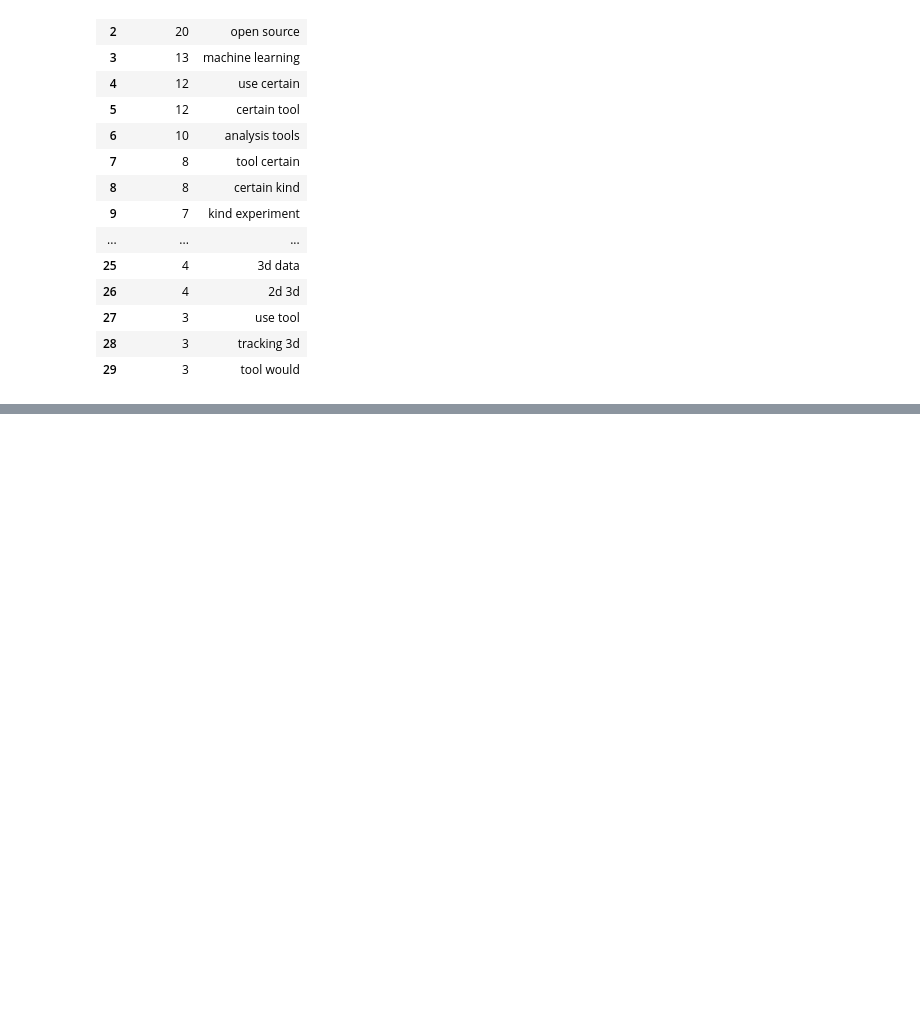
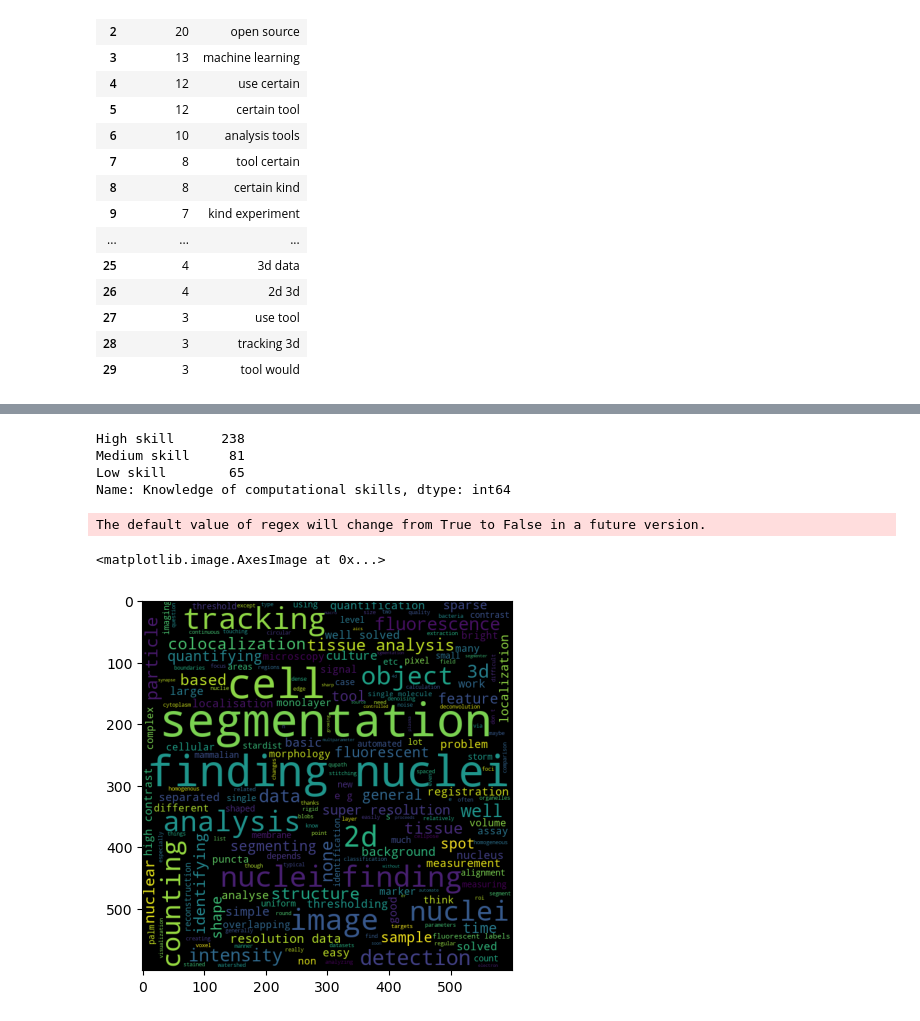
Before and after one commit to COBA-NIH/2023_ImageAnalysisSurvey, a Jupyter notebook: Biomage analysis survey_updated.ipynb, the cells around one changed output, grey strips where cells are left out. Cells and saved outputs as stored; diff of their text form; code cells hidden in the pictures; blank space fills up the shorter version.

```diff
--- a/Biomage analysis survey_updated.ipynb
+++ b/Biomage analysis survey_updated.ipynb
@@ -1014,0 +1033,15 @@ topic_data_2021_chart.update_xaxes(categoryorder='total descending')
+# %%
+#knowledge in computational skills_2021
+comp_skill_2021 = pd.read_csv('C:\\Users\\ssivagur\\Documents\\2021_Image_analysis_survey_data\\How_would_you_rate_your_computational_skills.txt')
+comp_skill_2021= comp_skill_2021.rename(columns={'0':'comp_skill'})
+
+comp_skill_2021.loc[comp_skill_2021["comp_skill"] < 3, "Knowledge of computational skills"] = "Low skill"
+comp_skill_2021.loc[(comp_skill_2021["comp_skill"] >= 3) & (data["Level of computational skills"] < 5), "Knowledge of computational skills"] = "Medium skill"
+comp_skill_2021.loc[comp_skill_2021["comp_skill"] >= 5, "Knowledge of computational skills"] = "High skill"
+computational_knowledge_2021 = comp_skill_2021["Knowledge of computational skills"].value_counts()
+computational_knowledge_2021
+# %% [output]
+High skill      238
+Medium skill     81
+Low skill        65
+Name: Knowledge of computational skills, dtype: int64
@@ -1014,0 +1076,14 @@ topic_data_2021_chart.update_xaxes(categoryorder='total descending')
+# %%
+# wordcloud for well solved image analysis problems_2021
+from wordcloud import WordCloud, STOPWORDS
+well_solved_2021 = pd.read_csv('C:\\Users\\ssivagur\\Documents\\2021_Image_analysis_survey_data\\What_image_analysis_problems_ie_finding_nuclei_tissue_analysis_analysis_of_super-resolution_data_etc_do_you_think_are_generally_well-solved.txt')
+well_solved_2021 = well_solved_2021.rename(columns= {'0':'well_solved'})
+
+input_2021 = ''.join(well_solved_2021["well_solved"].str.lower().str.split().dropna(how='all').astype(str).str.replace(r'[-./?!,":;()\']',' '))
+stopwords = set(STOPWORDS)
+well_solved_wc_2021 = WordCloud(stopwords=STOPWORDS, background_color='black', width=600, height=600, random_state=4).generate(input_2021)
+plt.imshow(well_solved_wc_2021)
+# %% [output]
+The default value of regex will change from True to False in a future version.
+<matplotlib.image.AxesImage at 0x...>
+[figure, added]
```
Also changed, not shown: parts of 28 cells of this notebook.
